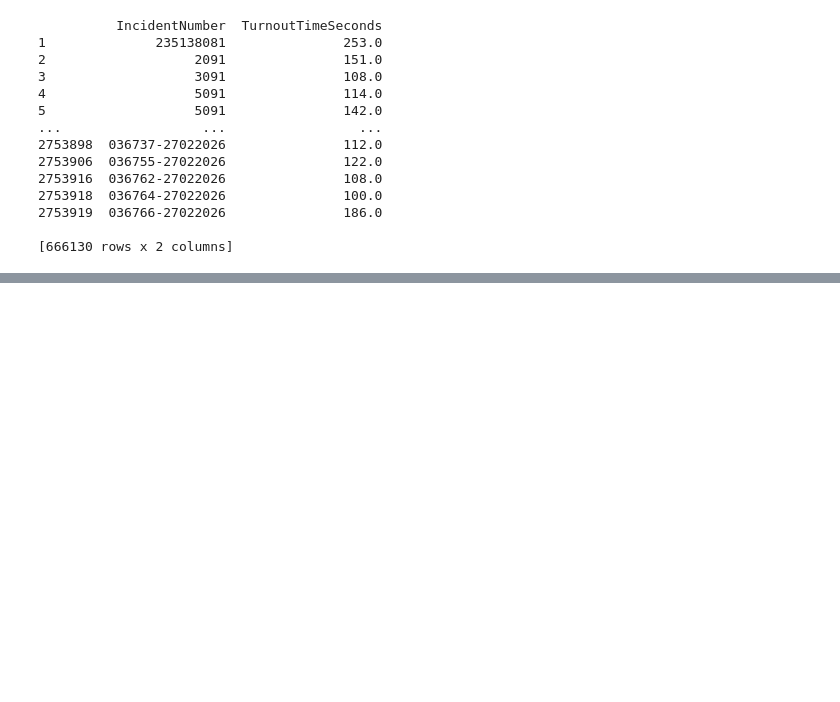
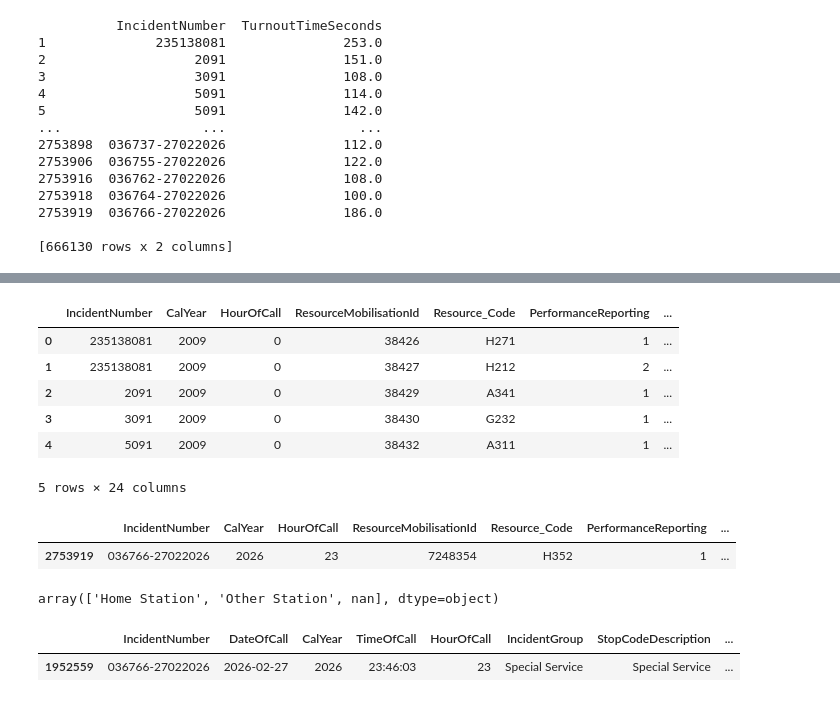
Before and after one commit to Gannnki/mle_liora_london_firefighter, a Jupyter notebook: laura_data_exploration.ipynb, the cells around one changed output, grey strips where cells are left out. Saved outputs shown, nothing was run; the diff lists cells and outputs as text; code cells hidden in the pictures; blank space fills up the shorter version.

```diff
--- a/laura_data_exploration.ipynb
+++ b/laura_data_exploration.ipynb
@@ -16,10 +16,10 @@ inc_3 = pd.read_csv('data/Incident_data_2024_onwards.csv')
 inc_all = pd.concat([inc_1, inc_2, inc_3], ignore_index=True)
 # %%
 #load mobilisation_data
-mob_meta = pd.read_csv('data/Mobilisation_metadata.csv')
-mob_1 = pd.read_csv('data/Mobilisation_data_2009_2014.csv')
-mob_2 = pd.read_csv('data/Mobilisation_data_2015_2020.csv')
-mob_3 = pd.read_csv('data/Mobilisation_data_2021_2024.csv')
-mob_4 = pd.read_csv('data/Mobilisation_data_2025.csv')
+mob_meta = pd.read_csv('../LFB_project_data/data/Mobilisation_metadata.csv')
+mob_1 = pd.read_csv('../LFB_project_data/data/Mobilisation_data_2009_2014.csv')
+mob_2 = pd.read_csv('../LFB_project_data/data/Mobilisation_data_2015_2020.csv')
+mob_3 = pd.read_csv('../LFB_project_data/data/Mobilisation_data_2021_2024.csv')
+mob_4 = pd.read_csv('../LFB_project_data/data/Mobilisation_data_2025.csv')
 mob_all = pd.concat([mob_1, mob_2, mob_3, mob_4], ignore_index=True)
 # %%
@@ -189,0 +202,10 @@ print(mob_all[mob_all['TurnoutTimeSeconds'] > 96][['IncidentNumber', 'TurnoutTim
+# %%
+mob_all.head()
+# %% [output]
+|  | IncidentNumber | CalYear | HourOfCall | ResourceMobilisationId | Resource_Code | PerformanceReporting | ... |
+| 0 | 235138081 | 2009 | 0 | 38426 | H271 | 1 | ... |
+| 1 | 235138081 | 2009 | 0 | 38427 | H212 | 2 | ... |
+| 2 | 2091 | 2009 | 0 | 38429 | A341 | 1 | ... |
+| 3 | 3091 | 2009 | 0 | 38430 | G232 | 1 | ... |
+| 4 | 5091 | 2009 | 0 | 38432 | A311 | 1 | ... |
+5 rows × 24 columns
@@ -189,0 +214,15 @@ print(mob_all[mob_all['TurnoutTimeSeconds'] > 96][['IncidentNumber', 'TurnoutTim
+# %%
+mob_all[mob_all['IncidentNumber']== '036766-27022026']
+# %% [output]
+|  | IncidentNumber | CalYear | HourOfCall | ResourceMobilisationId | Resource_Code | PerformanceReporting | ... |
+| 2753919 | 036766-27022026 | 2026 | 23 | 7248354 | H352 | 1 | ... |
+# %%
+mob_all['DeployedFromLocation'].unique()
+mob_all['DeployedFromLocation'].value_counts()
+# %% [output]
+array(['Home Station', 'Other Station', nan], dtype=object)
+# %%
+inc_all[inc_all['IncidentNumber']== '036766-27022026']
+# %% [output]
+|  | IncidentNumber | DateOfCall | CalYear | TimeOfCall | HourOfCall | IncidentGroup | StopCodeDescription | ... |
+| 1952559 | 036766-27022026 | 2026-02-27 | 2026 | 23:46:03 | 23 | Special Service | Special Service | ... |
```
Also changed, not shown: parts of 11 cells of this notebook, 14 other files.
